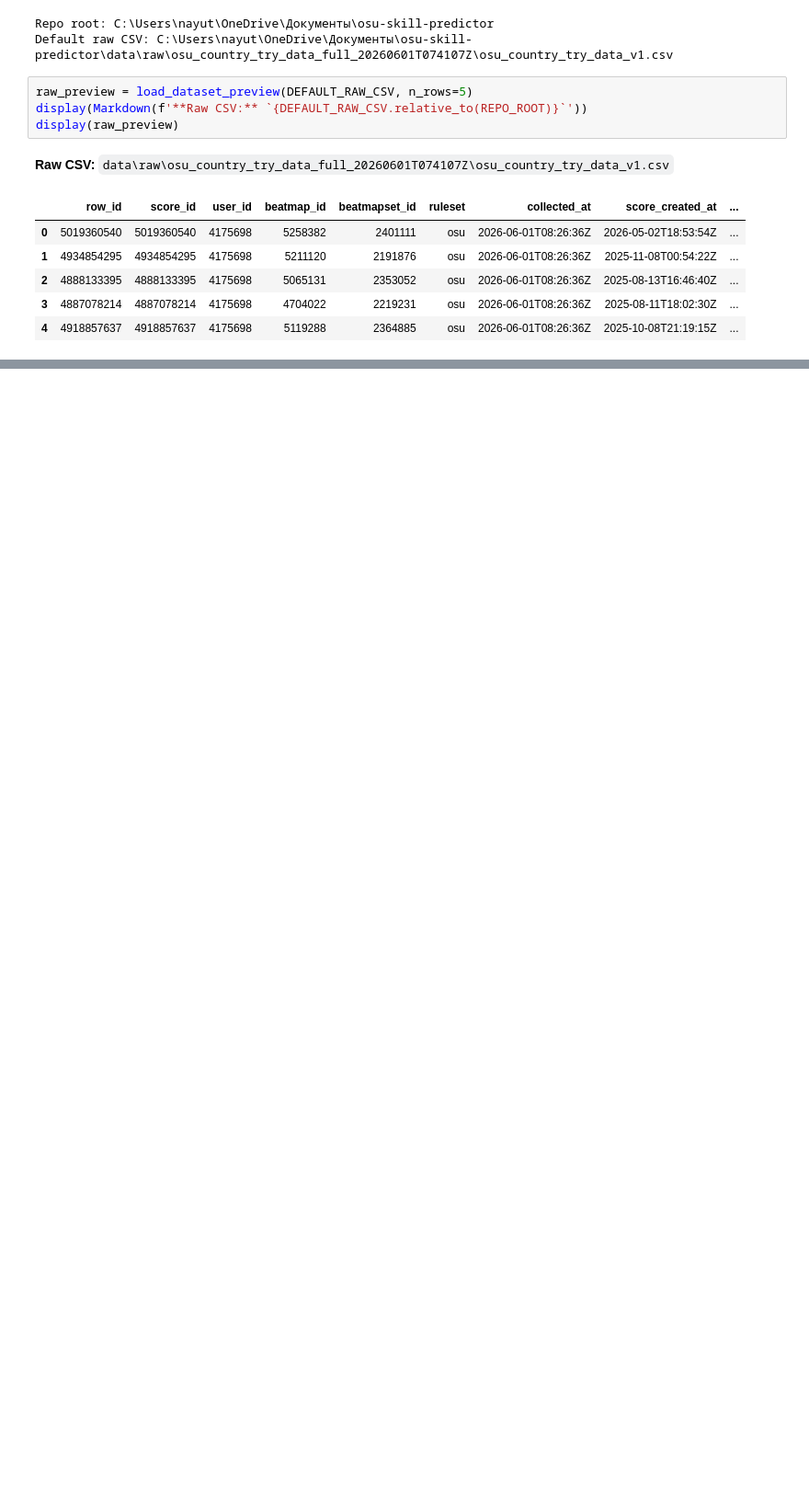
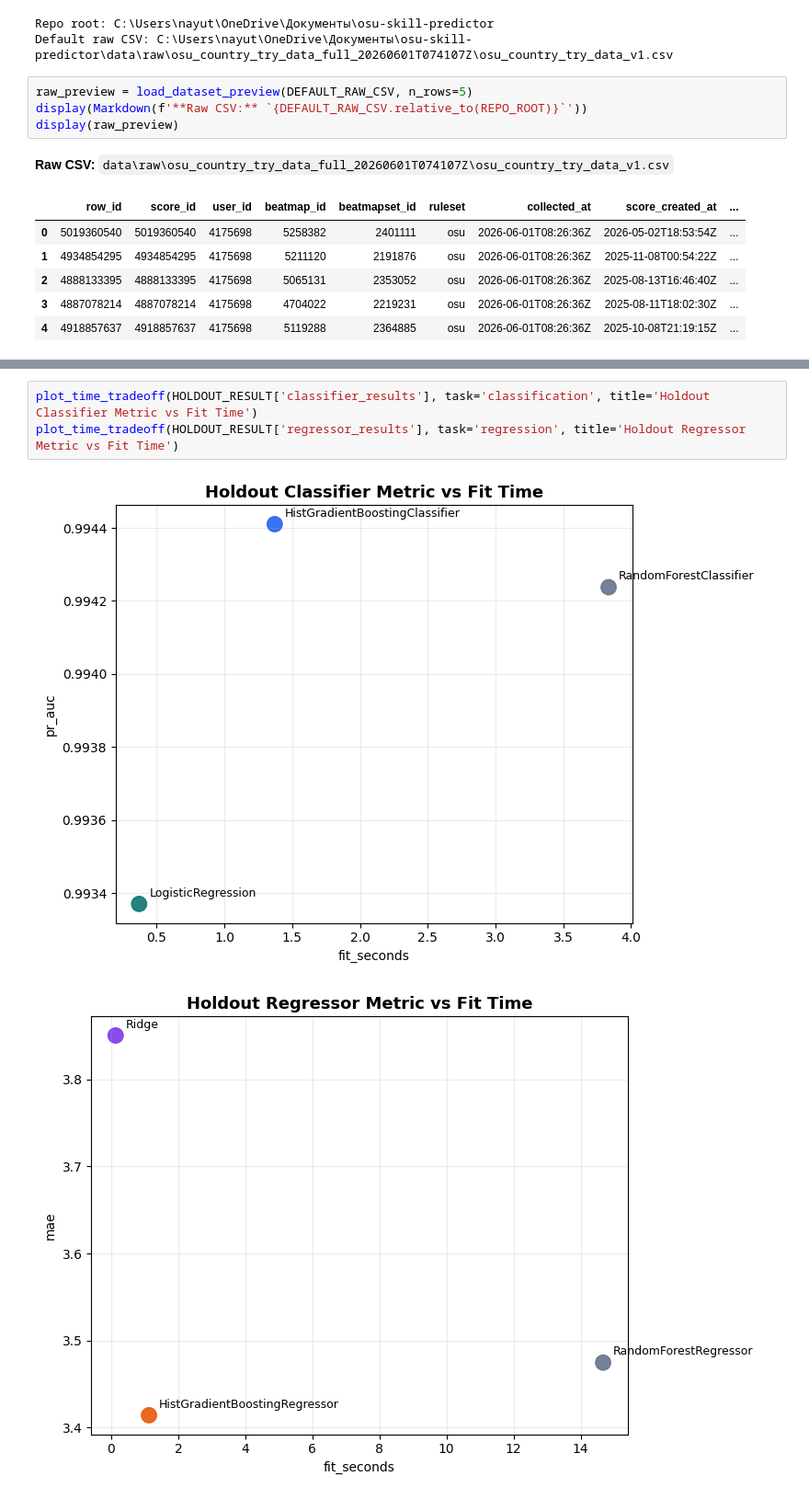
Before and after one commit to nayutalienx/osu-skill-predictor, a Jupyter notebook: notebooks/03_model_comparison.ipynb, the cells around one changed output, grey strips where cells are left out. Shown at 92% size. Cells and saved outputs as stored; diff of their text form; blank space fills up the shorter version.

```diff
--- a/notebooks/03_model_comparison.ipynb
+++ b/notebooks/03_model_comparison.ipynb
@@ -207,0 +243,6 @@ display(comparison_summary)
+# %%
+plot_time_tradeoff(HOLDOUT_RESULT['classifier_results'], task='classification', title='Holdout Classifier Metric vs Fit Time')
+plot_time_tradeoff(HOLDOUT_RESULT['regressor_results'], task='regression', title='Holdout Regressor Metric vs Fit Time')
+# %% [output]
+[figure, added]
+[figure, added]
```
Also changed, not shown: parts of 20 cells of this notebook, 2 other files.
